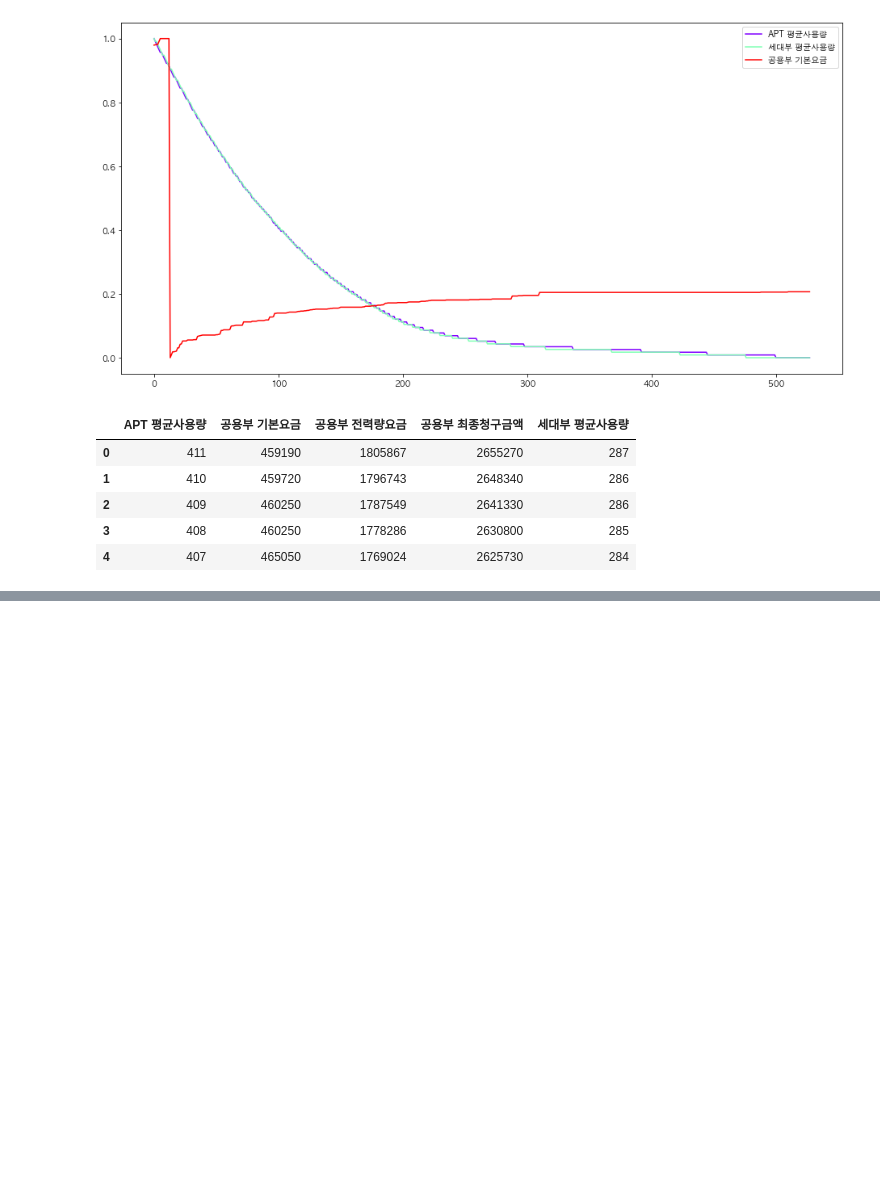
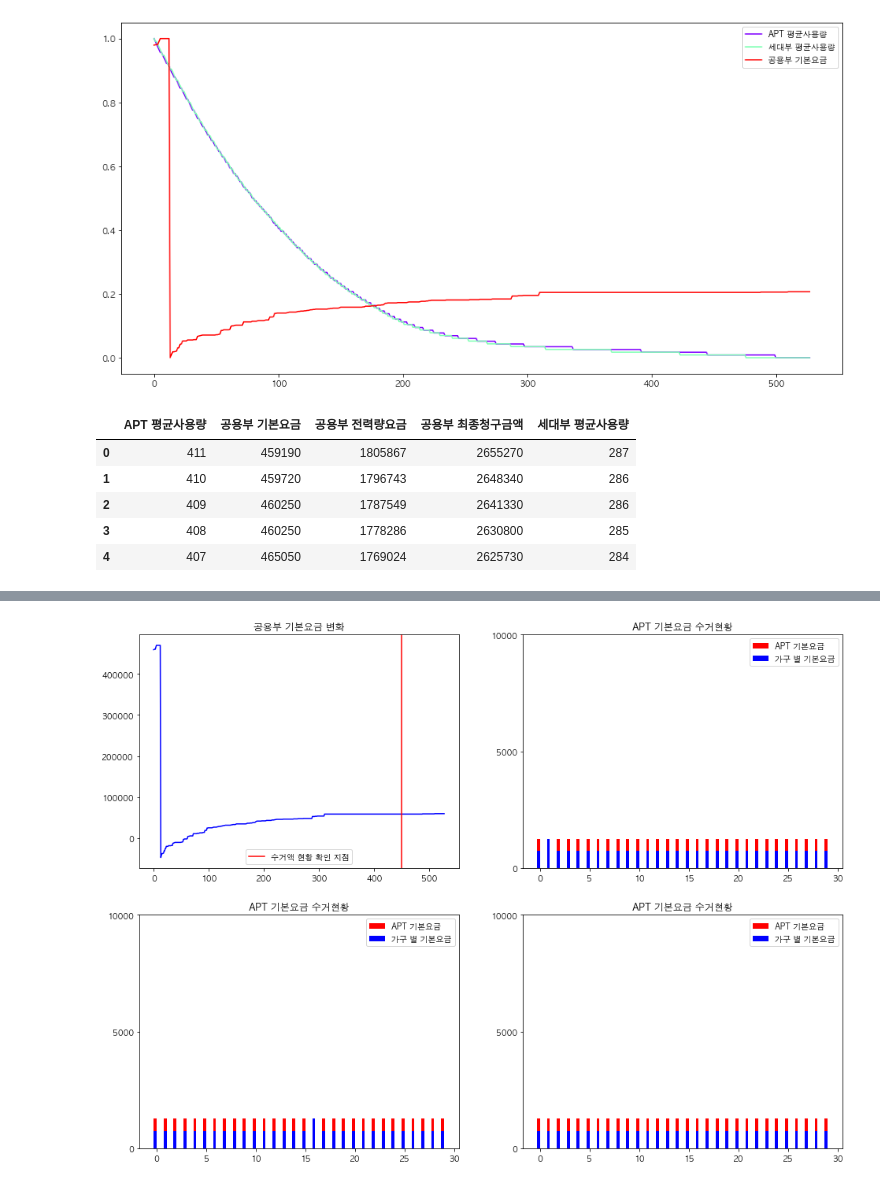
Before and after one commit to formegusto/what-is-public-fee, a Jupyter notebook: 전기를 아꼈을 때, 공동설비요금이 감소할까? (형평성의 문제에 대하여).ipynb, the cells around one changed output, grey strips where cells are left out. Saved outputs shown, nothing was run; the diff lists cells and outputs as text; code cells hidden in the pictures; blank space fills up the shorter version.

Commit message:
기본요금 pt2.증가하는 순간은 세대부에서 전기를 아끼기 시작한 가구들 중, 누진단계가 내려가는 가구들이 발생했기 때문

```diff
--- a/전기를 아꼈을 때, 공동설비요금이 감소할까? (형평성의 문제에 대하여).ipynb
+++ b/전기를 아꼈을 때, 공동설비요금이 감소할까? (형평성의 문제에 대하여).ipynb
@@ -312,0 +285,28 @@ plt.show()
+# %%
+points = 450
+
+plt.figure(figsize=(16,12))
+
+dir_ax = plt.subplot(2, 2, 1)
+
+dir_ax.plot(saving_pd['공용부 기본요금'], color='b')
+dir_ax.axvline(points, color='r', label="수거액 현황 확인 지점")
+dir_ax.set_title("공용부 기본요금 변화")
+dir_ax.legend()
+
+for _ in range(2, 5):
+    bar_ax = plt.subplot(2, 2, _)
+    bar_ax = plt.subplot(2, 2, _)
+    x = np.arange(len(basic_mem[points][30 * (_ - 2):30 * (_ - 1)]))
+
+    width = 0.3
+
+    bar_ax.set_title("APT 기본요금 수거현황")
+    bar_ax.bar(x - width/2, apt_basic_mem[points],  width, color='r')
+    bar_ax.bar(x - width/2, basic_mem[points]['기본요금'][30 * (_ - 2):30 * (_ - 1)],  width, color='b')
+    bar_ax.set_yticks([0, 5000, 10000])
+    bar_ax.legend(['APT 기본요금', '가구 별 기본요금'], loc='upper right')
+
+plt.show()
+# %% [output]
+[figure, added]
```
Also changed, not shown: parts of 20 cells of this notebook, 1 other file.
